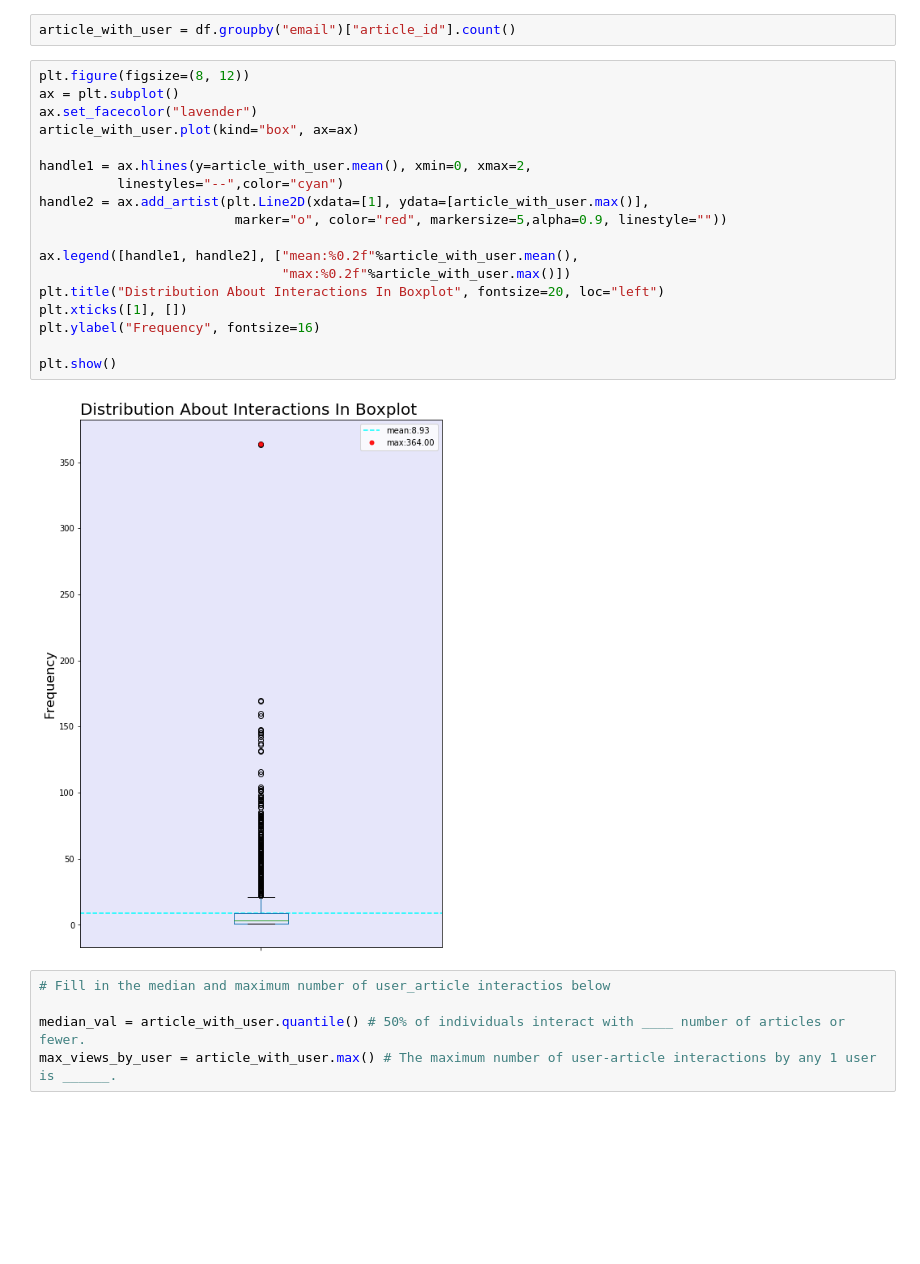
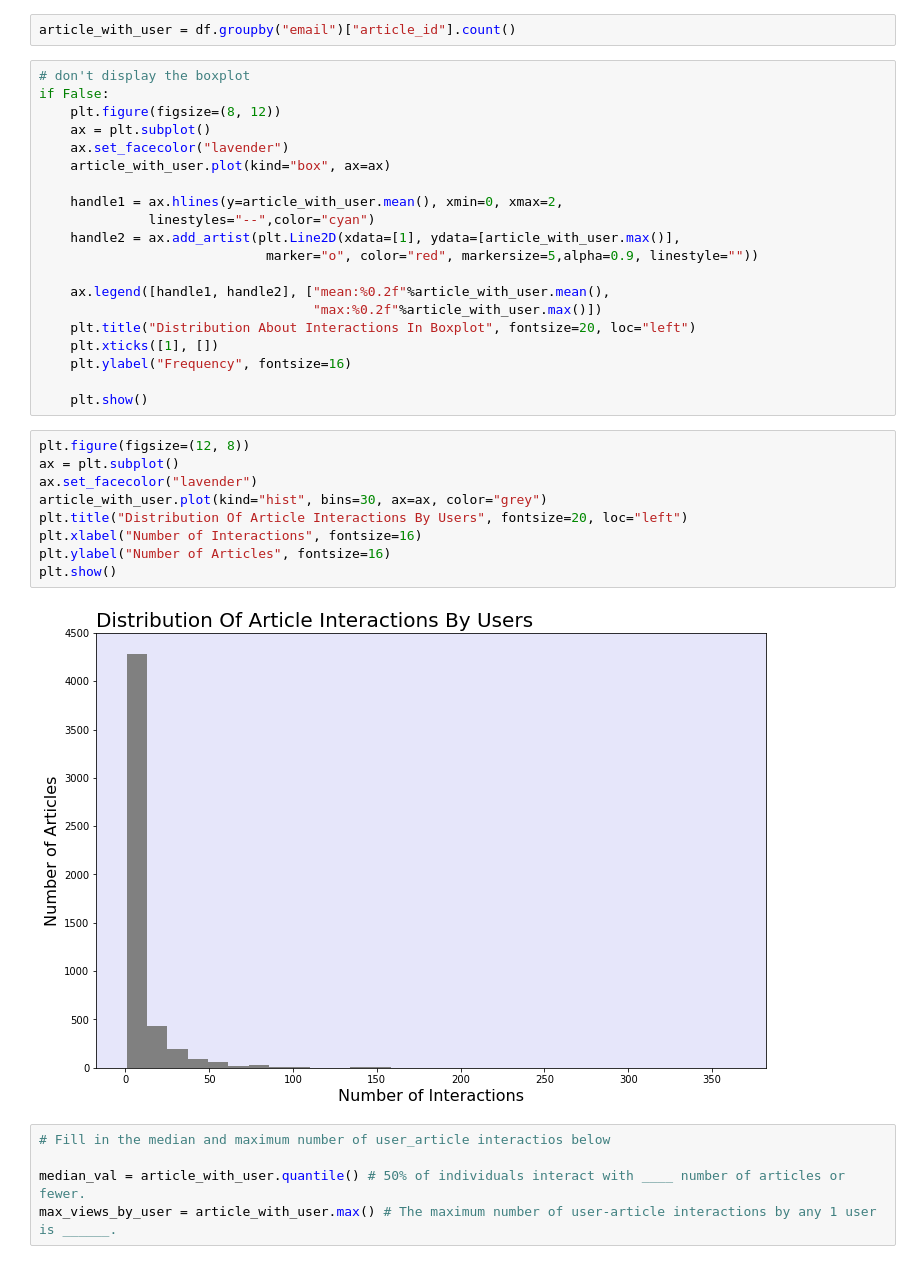
Before and after one commit to ZenRay/DataScientistNanoDegree, a Jupyter notebook: P3_Recommendations/Recommendations_with_IBM.ipynb, the cells around one changed output. Saved outputs shown, nothing was run; the diff lists cells and outputs as text; blank space fills up the shorter version.

Commit message:
fix($project3 $EDA): Fix the representation about the article with users

```diff
--- a/P3_Recommendations/Recommendations_with_IBM.ipynb
+++ b/P3_Recommendations/Recommendations_with_IBM.ipynb
@@ -76,25 +84,36 @@ df["article_id"] = df.article_id.apply(str)
 # %%
 article_with_user = df.groupby("email")["article_id"].count()
 # %%
-plt.figure(figsize=(8, 12))
-ax = plt.subplot()
-ax.set_facecolor("lavender")
-article_with_user.plot(kind="box", ax=ax)
+# don't display the boxplot
+if False:
+    plt.figure(figsize=(8, 12))
+    ax = plt.subplot()
+    ax.set_facecolor("lavender")
+    article_with_user.plot(kind="box", ax=ax)
 
-handle1 = ax.hlines(y=article_with_user.mean(), xmin=0, xmax=2,
-          linestyles="--",color="cyan")
-handle2 = ax.add_artist(plt.Line2D(xdata=[1], ydata=[article_with_user.max()],
-                         marker="o", color="red", markersize=5,alpha=0.9, linestyle=""))
+    handle1 = ax.hlines(y=article_with_user.mean(), xmin=0, xmax=2,
+              linestyles="--",color="cyan")
+    handle2 = ax.add_artist(plt.Line2D(xdata=[1], ydata=[article_with_user.max()],
+                             marker="o", color="red", markersize=5,alpha=0.9, linestyle=""))
 
-ax.legend([handle1, handle2], ["mean:%0.2f"%article_with_user.mean(),
-                               "max:%0.2f"%article_with_user.max()])
-plt.title("Distribution About Interactions In Boxplot", fontsize=20, loc="left")
-plt.xticks([1], [])
-plt.ylabel("Frequency", fontsize=16)
+    ax.legend([handle1, handle2], ["mean:%0.2f"%article_with_user.mean(),
+                                   "max:%0.2f"%article_with_user.max()])
+    plt.title("Distribution About Interactions In Boxplot", fontsize=20, loc="left")
+    plt.xticks([1], [])
+    plt.ylabel("Frequency", fontsize=16)
 
-plt.show()
+    plt.show()
-# %% [output]
-[figure, removed]
+# %%
+plt.figure(figsize=(12, 8))
+ax = plt.subplot()
+ax.set_facecolor("lavender")
+article_with_user.plot(kind="hist", bins=30, ax=ax, color="grey")
+plt.title("Distribution Of Article Interactions By Users", fontsize=20, loc="left")
+plt.xlabel("Number of Interactions", fontsize=16)
+plt.ylabel("Number of Articles", fontsize=16)
+plt.show()
+# %% [output]
+[figure, added]
 # %%
 # Fill in the median and maximum number of user_article interactios below
 
```
Also changed, not shown: parts of 17 cells of this notebook.
